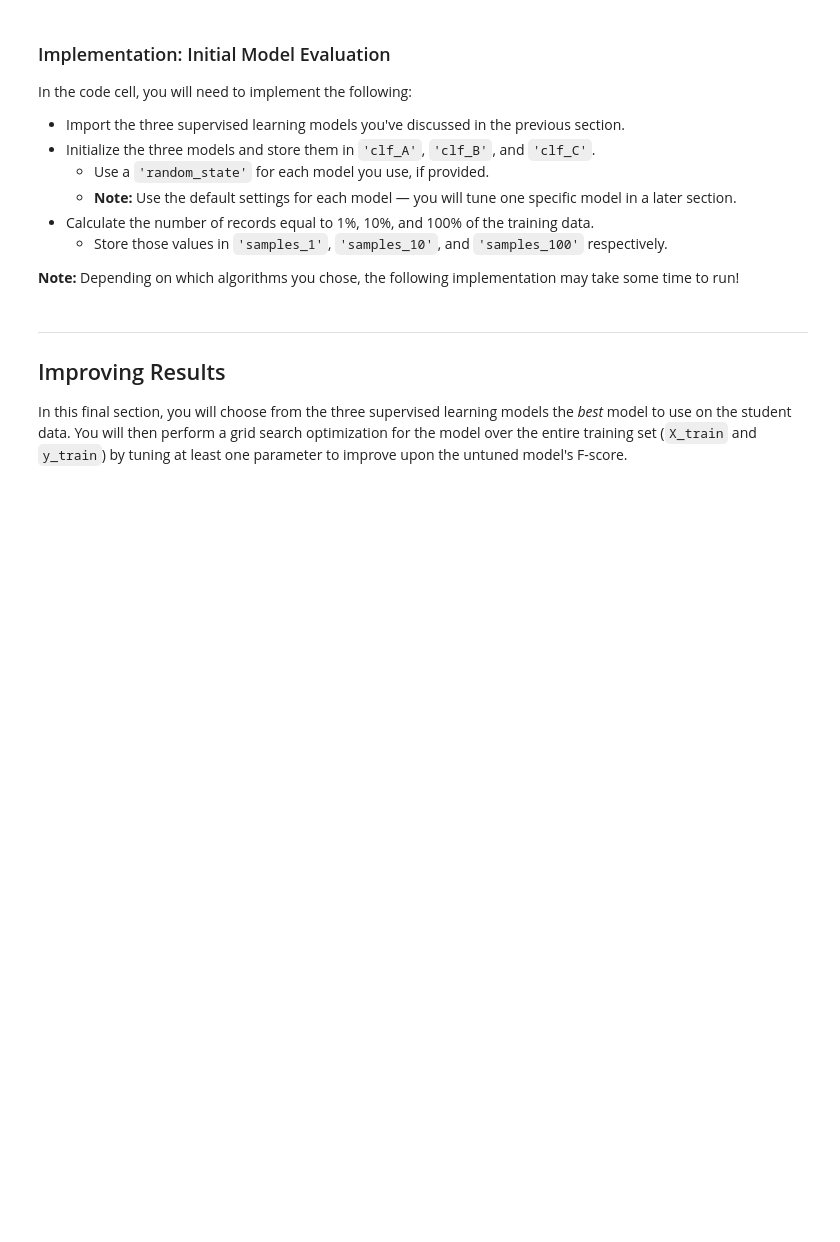
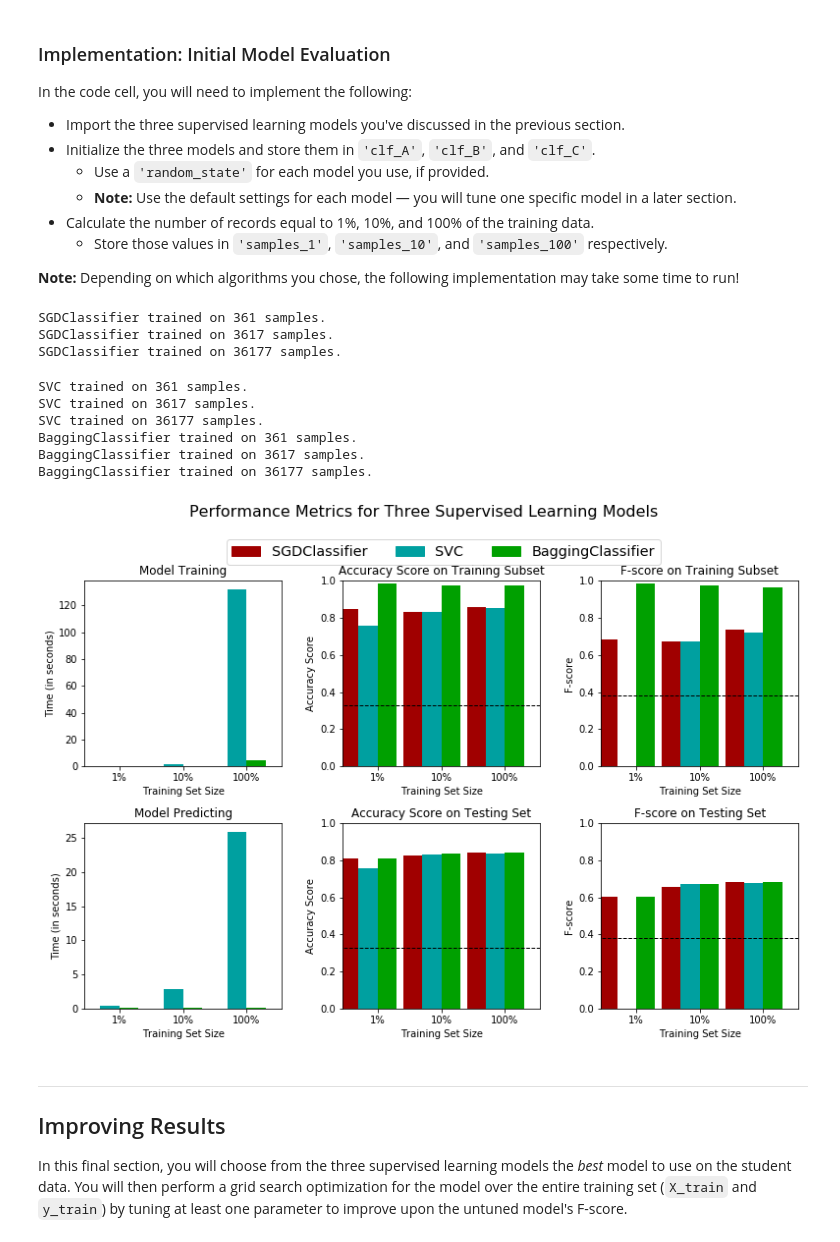
Before and after one commit to bernhard-kaindl/charity_ml_udacity_project, a Jupyter notebook: finding_donors/finding_donors.ipynb, the cells around one changed output. Saved outputs shown, nothing was run; the diff lists cells and outputs as text; code cells hidden in the pictures; blank space fills up the shorter version.

```diff
--- a/finding_donors/finding_donors.ipynb
+++ b/finding_donors/finding_donors.ipynb
@@ -251,7 +247,7 @@ TN = 0 # No predicted negatives in the naive case
 FN = 0 # No predicted negatives in the naive case
 '''
 # TODO: Calculate accuracy, precision and recall
-accuracy = np.sum(income)/income.count()
+accuracy = np.sum(income)/(income.count() - np.sum(income))
 recall = 1 #np.sum(income)/np.sum(income)
 precision = accuracy #np.sum(income)/income.count()
 
@@ -364,32 +420,43 @@ In the code cell, you will need to implement the following:
 
 **Note:** Depending on which algorithms you chose, the following implementation may take some time to run!
 # %%
-# TODO: Import the three supervised learning models from sklearn
+# Import the three supervised learning models from sklearn
+from sklearn.linear_model import SGDClassifier
+from sklearn.svm import SVC
+from sklearn.ensemble import BaggingClassifier
 
-# TODO: Initialize the three models
-clf_A = None
-clf_B = None
-clf_C = None
+# Initialize the three models
+clf_A = SGDClassifier()
+clf_B = SVC()
+clf_C = BaggingClassifier()
 
-# TODO: Calculate the number of samples for 1%, 10%, and 100% of the training data
-# HINT: samples_100 is the entire training set i.e. len(y_train)
-# HINT: samples_10 is 10% of samples_100 (ensure to set the count of the values to be `int` and not `float`)
-# HINT: samples_1 is 1% of samples_100 (ensure to set the count of the values to be `int` and not `float`)
-samples_100 = None
-samples_10 = None
-samples_1 = None
+# Calculate the number of samples for 1%, 10%, and 100% of the training data
+samples_100 = len(y_train)
+samples_10 = int(samples_100*0.1)
+samples_1 = int(samples_100*0.01)
 
 # Collect results on the learners
 results = {}
 for clf in [clf_A, clf_B, clf_C]:
     clf_name = clf.__class__.__name__
     results[clf_name] = {}
     for i, samples in enumerate([samples_1, samples_10, samples_100]):
         results[clf_name][i] = \
         train_predict(clf, samples, X_train, y_train, X_test, y_test)
 
 # Run metrics visualization for the three supervised learning models chosen
 vs.evaluate(results, accuracy, fscore)
+# %% [output]
+SGDClassifier trained on 361 samples.
+SGDClassifier trained on 3617 samples.
+SGDClassifier trained on 36177 samples.
+SVC trained on 361 samples.
+SVC trained on 3617 samples.
+SVC trained on 36177 samples.
+BaggingClassifier trained on 361 samples.
+BaggingClassifier trained on 3617 samples.
+BaggingClassifier trained on 36177 samples.
+[figure, added]
 # %% [markdown]
 ----
 ## Improving Results
```
Also changed, not shown: parts of 24 cells of this notebook, 1 other file.
